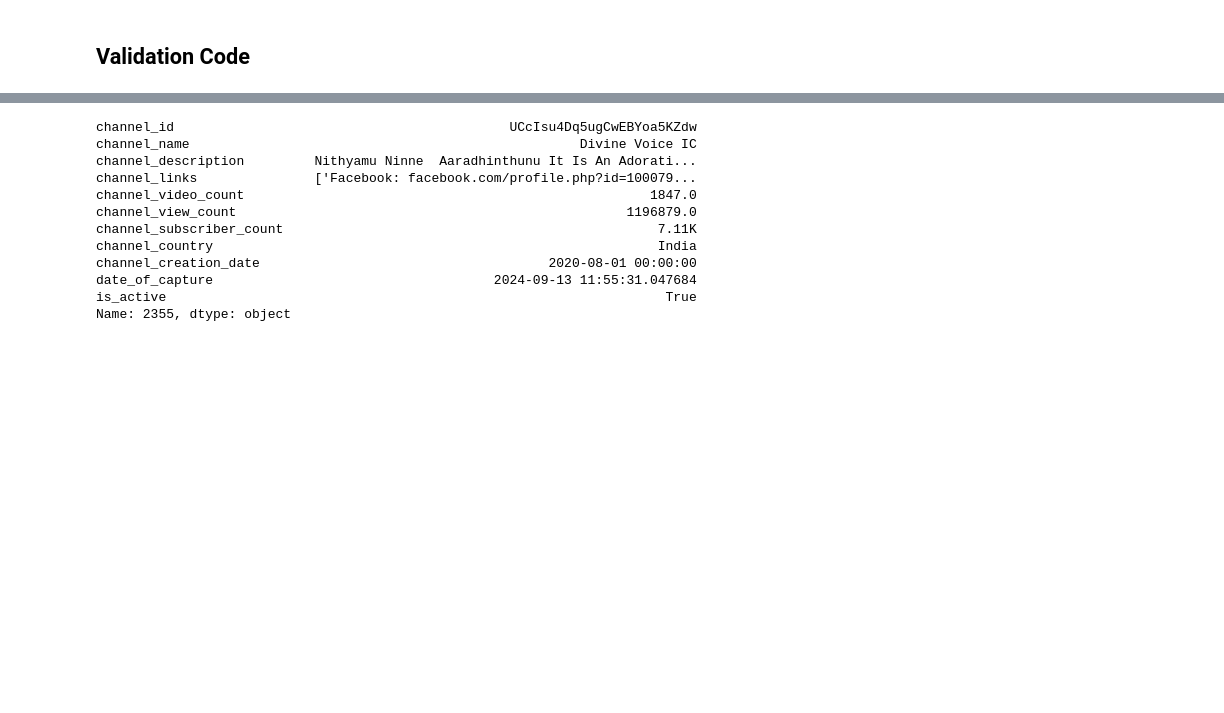
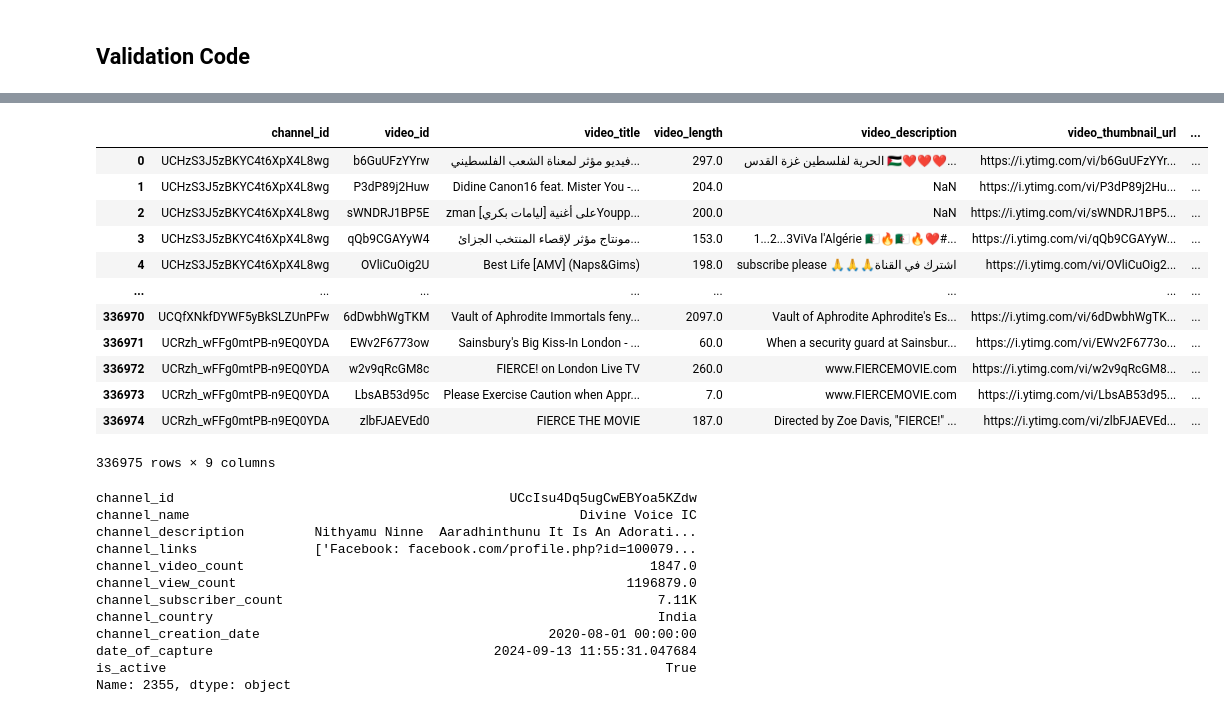
Before and after one commit to dogacanozil/YoutubeDataset, a Jupyter notebook: src/__practice_notebooks/practice_general_code_notebook.ipynb, the cells around one changed output, grey strips where cells are left out. Saved outputs shown, nothing was run; the diff lists cells and outputs as text; code cells hidden in the pictures; blank space fills up the shorter version.

```diff
--- a/src/__practice_notebooks/practice_general_code_notebook.ipynb
+++ b/src/__practice_notebooks/practice_general_code_notebook.ipynb
@@ -537,6 +545,6 @@ Error with proxy {'http': 'http://username:password@proxy2.example.com:port'}: F
 # %% [markdown]
 ## Validation Code
 # %%
-validate_df = pd.read_csv('dataset/old_output_dataset/from_910000_until_920000_channels_list.csv.gz', compression='gzip')
-validate_df.count()
+validate_df = pd.read_csv('/Users/canozil/Desktop/Doga Can/YoutubeDataset-1/src/dataset/output_videos_channels_dataset/videos_from_800000_until_810000_channels.csv.gz', compression='gzip')
+validate_df.dtypes
 # %% [output]
@@ -571,3 +561,19 @@ validate_df[validate_df['is_active'] == True]
+# %%
+validate_df
+# %% [output]
+|  | channel_id | video_id | video_title | video_length | video_description | video_thumbnail_url | ... |
+| 0 | UCHzS3J5zBKYC4t6XpX4L8wg | b6GuUFzYYrw | فيديو مؤثر لمعناة الشعب الفلسطيني... | 297.0 | الحرية لفلسطين غزة القدس 🇵🇸❤️❤️❤️... | https://i.ytimg.com/vi/b6GuUFzYYr... | ... |
+| 1 | UCHzS3J5zBKYC4t6XpX4L8wg | P3dP89j2Huw | Didine Canon16 feat. Mister You -... | 204.0 | NaN | https://i.ytimg.com/vi/P3dP89j2Hu... | ... |
+| 2 | UCHzS3J5zBKYC4t6XpX4L8wg | sWNDRJ1BP5E | zman [ليامات بكري] على أغنيةYoupp... | 200.0 | NaN | https://i.ytimg.com/vi/sWNDRJ1BP5... | ... |
+| 3 | UCHzS3J5zBKYC4t6XpX4L8wg | qQb9CGAYyW4 | مونتاج مؤثر لإقصاء المنتخب الجزائ... | 153.0 | 1...2...3ViVa l'Algérie 🇩🇿🔥🇩🇿🔥❤️#... | https://i.ytimg.com/vi/qQb9CGAYyW... | ... |
+| 4 | UCHzS3J5zBKYC4t6XpX4L8wg | OVliCuOig2U | Best Life [AMV] (Naps&Gims) | 198.0 | subscribe please 🙏🙏🙏اشترك في القناة | https://i.ytimg.com/vi/OVliCuOig2... | ... |
+| ... | ... | ... | ... | ... | ... | ... | ... |
+| 336970 | UCQfXNkfDYWF5yBkSLZUnPFw | 6dDwbhWgTKM | Vault of Aphrodite Immortals feny... | 2097.0 | Vault of Aphrodite Aphrodite's Es... | https://i.ytimg.com/vi/6dDwbhWgTK... | ... |
+| 336971 | UCRzh_wFFg0mtPB-n9EQ0YDA | EWv2F6773ow | Sainsbury's Big Kiss-In London - ... | 60.0 | When a security guard at Sainsbur... | https://i.ytimg.com/vi/EWv2F6773o... | ... |
+| 336972 | UCRzh_wFFg0mtPB-n9EQ0YDA | w2v9qRcGM8c | FIERCE! on London Live TV | 260.0 | www.FIERCEMOVIE.com | https://i.ytimg.com/vi/w2v9qRcGM8... | ... |
+| 336973 | UCRzh_wFFg0mtPB-n9EQ0YDA | LbsAB53d95c | Please Exercise Caution when Appr... | 7.0 | www.FIERCEMOVIE.com | https://i.ytimg.com/vi/LbsAB53d95... | ... |
+| 336974 | UCRzh_wFFg0mtPB-n9EQ0YDA | zlbFJAEVEd0 | FIERCE THE MOVIE | 187.0 | Directed by Zoe Davis, "FIERCE!" ... | https://i.ytimg.com/vi/zlbFJAEVEd... | ... |
+336975 rows × 9 columns
 # %%
 # Example: finding the record with index label 3
 row = validate_df.iloc[2355]
```
Also changed, not shown: parts of 4 cells of this notebook.
